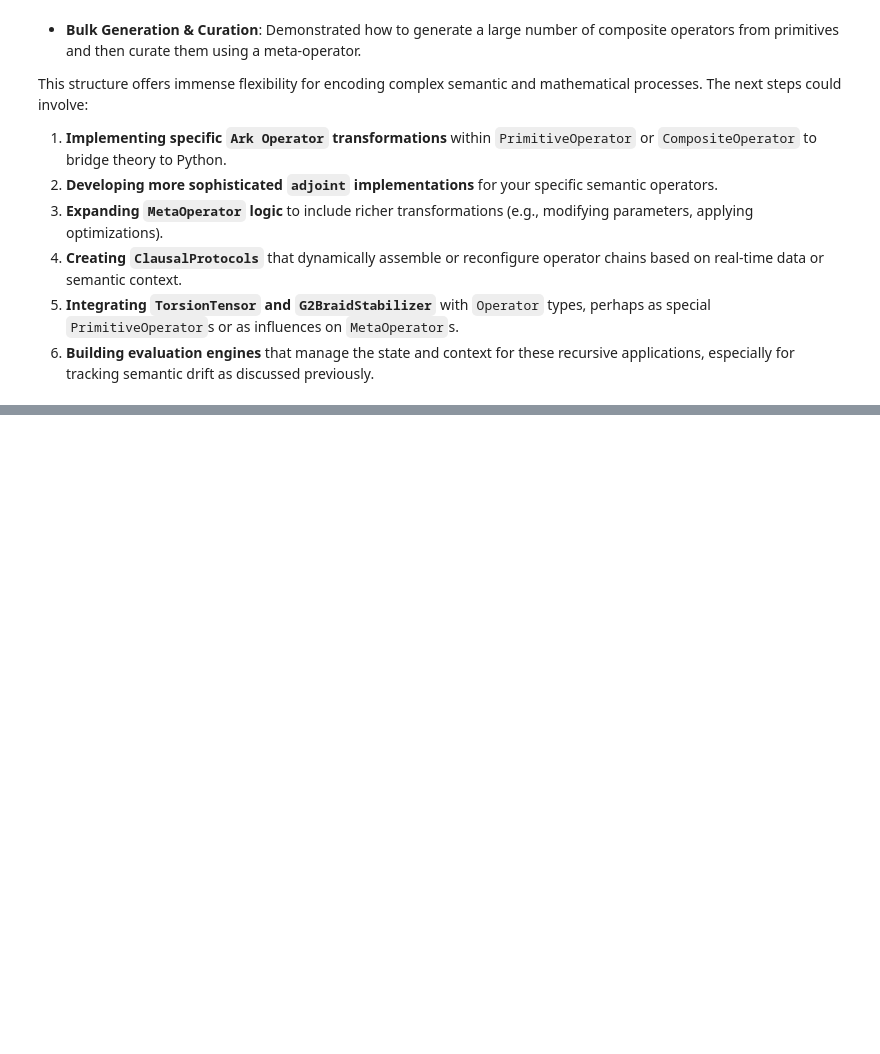
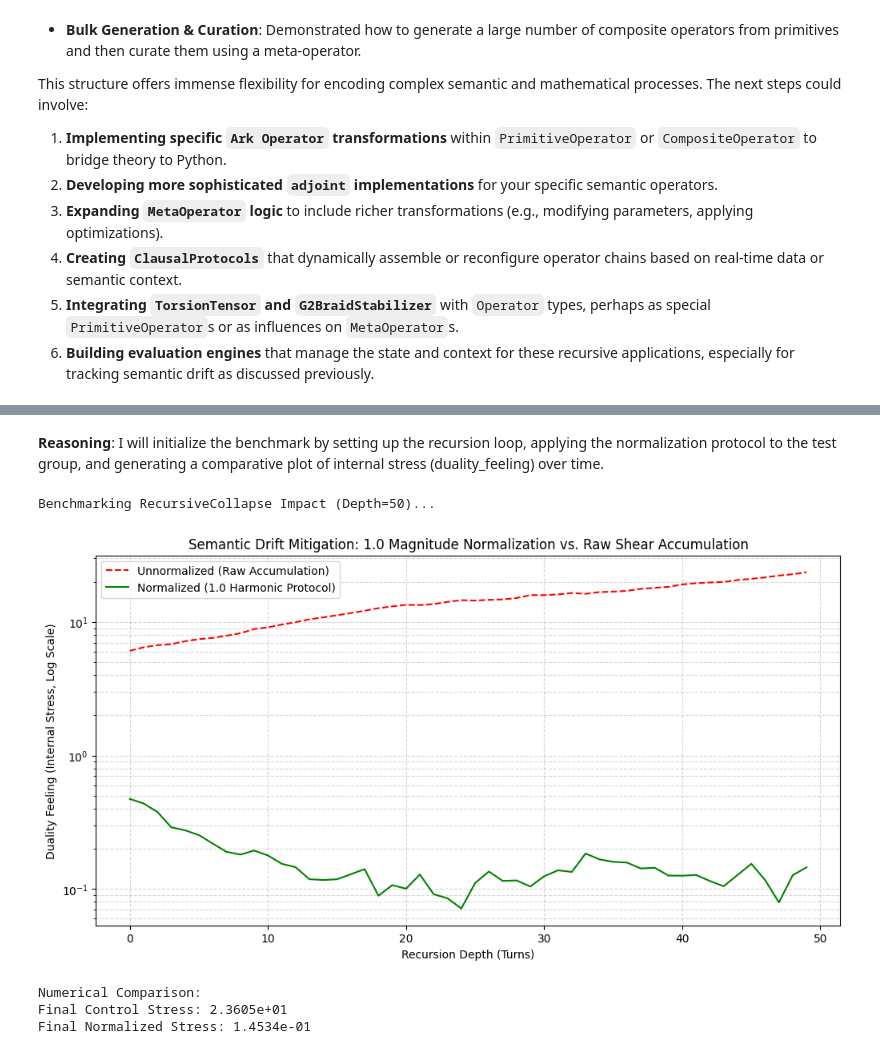
Before and after one commit to recursionlab/AI_LAB_session1, a Jupyter notebook: PF_QRFT.ipynb, the cells around one changed output, grey strips where cells are left out. Drawn from its saved outputs; the diff is of its cells as text; code cells hidden in the pictures; blank space fills up the shorter version.

```diff
--- a/PF_QRFT.ipynb
+++ b/PF_QRFT.ipynb
@@ -2614,0 +6509,10 @@ test_reality_compiler.py::test_identity_operator_resolution PASSED       [100%]
+# %%
+import os
+
+torsion_path = 'reality_compiler/field/torsion.py'
+
+if os.path.exists(torsion_path):
+    with open(torsion_path, 'r') as f:
+        print(f.read())
+else:
+    print(f'Error: {torsion_path} not found.')
@@ -2614,0 +7794,62 @@ test_reality_compiler.py::test_identity_operator_resolution PASSED       [100%]
+# %% [markdown]
+**Reasoning**:
+I will initialize the benchmark by setting up the recursion loop, applying the normalization protocol to the test group, and generating a comparative plot of internal stress (duality_feeling) over time.
+# %%
+import numpy as np
+import pandas as pd
+import matplotlib.pyplot as plt
+
+def benchmark_normalization_impact(depth=50):
+    print(f"Benchmarking RecursiveCollapse Impact (Depth={depth})...")
+
+    # Initialize two identical tensors with high initial shear
+    # Using complex numbers for compatibility with the updated class
+    m = np.eye(8, dtype=np.complex128)
+    m[0, 1] = 2.0 + 0.5j
+
+    t_control = TorsionTensor(matrix=m.copy())
+    t_normalized = TorsionTensor(matrix=m.copy())
+
+    history = []
+
+    for step in range(depth):
+        # Simulate a trilinear transformation incrementing shear
+        # In a real turn, this would be the output of an operator chain
+        noise = (np.random.rand(8,8) + 1j * np.random.rand(8,8)) * 0.05
+        t_control.matrix += noise
+        t_normalized.matrix += noise
+
+        # Apply High-Leverage Protocol to the normalized candidate
+        t_normalized.normalize_to_harmonic()
+
+        history.append({
+            'step': step,
+            'control_feeling': t_control.duality_feeling(),
+            'norm_feeling': t_normalized.duality_feeling(),
+            'control_z2': t_control.z2_invariant(),
+            'norm_z2': t_normalized.z2_invariant()
+        })
+
+    return pd.DataFrame(history)
+
+df_impact = benchmark_normalization_impact()
+
+plt.figure(figsize=(12, 6))
+plt.semilogy(df_impact['step'], df_impact['control_feeling'], 'r--', label='Unnormalized (Raw Accumulation)')
+plt.semilogy(df_impact['step'], df_impact['norm_feeling'], 'g-', label='Normalized (1.0 Harmonic Protocol)')
+plt.title("Semantic Drift Mitigation: 1.0 Magnitude Normalization vs. Raw Shear Accumulation")
+plt.xlabel("Recursion Depth (Turns)")
+plt.ylabel("Duality Feeling (Internal Stress, Log Scale)")
+plt.grid(True, which='both', linestyle='--', alpha=0.5)
+plt.legend()
+plt.show()
+
+print("Numerical Comparison:")
+print(f"Final Control Stress: {df_impact['control_feeling'].iloc[-1]:.4e}")
+print(f"Final Normalized Stress: {df_impact['norm_feeling'].iloc[-1]:.4e}")
+# %% [output]
+Benchmarking RecursiveCollapse Impact (Depth=50)...
+[figure, added]
+Numerical Comparison:
+Final Control Stress: 2.3605e+01
+Final Normalized Stress: 1.4534e-01
```
Also changed, not shown: parts of 214 cells of this notebook.
